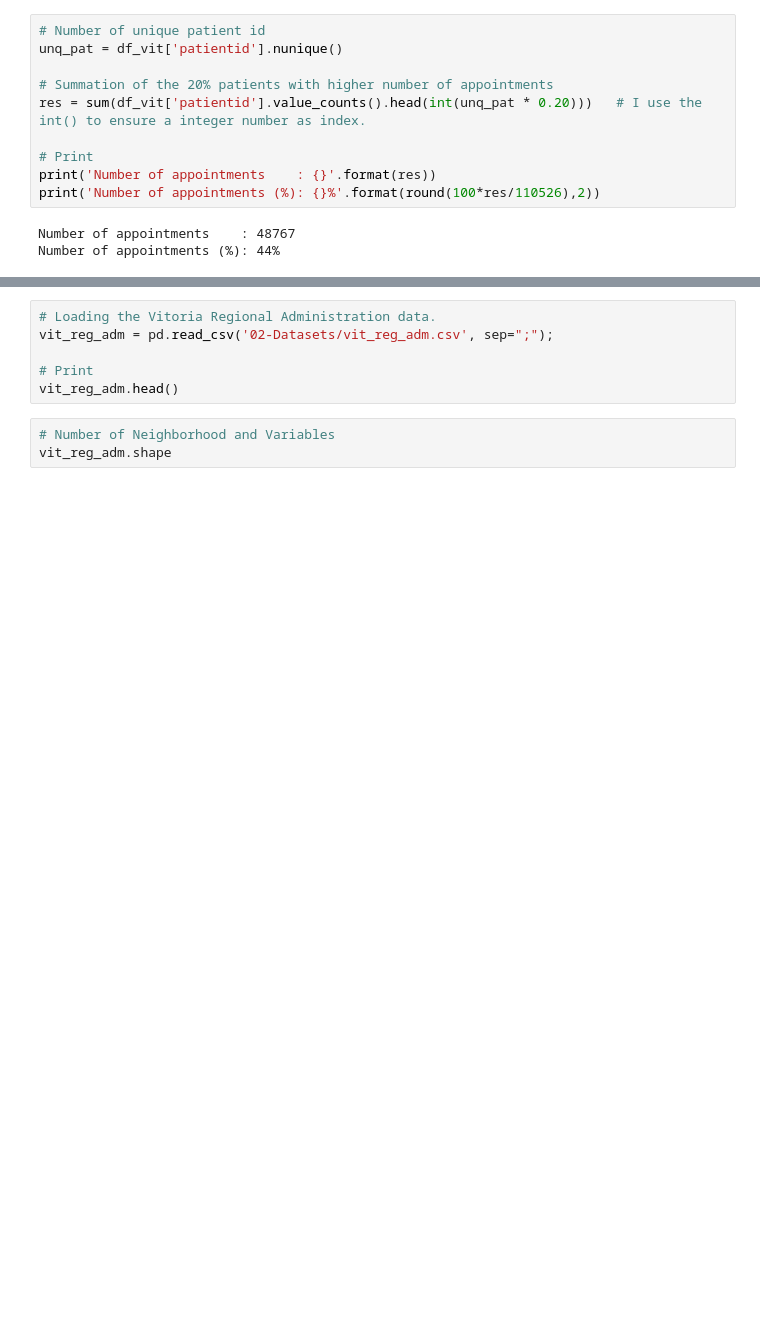
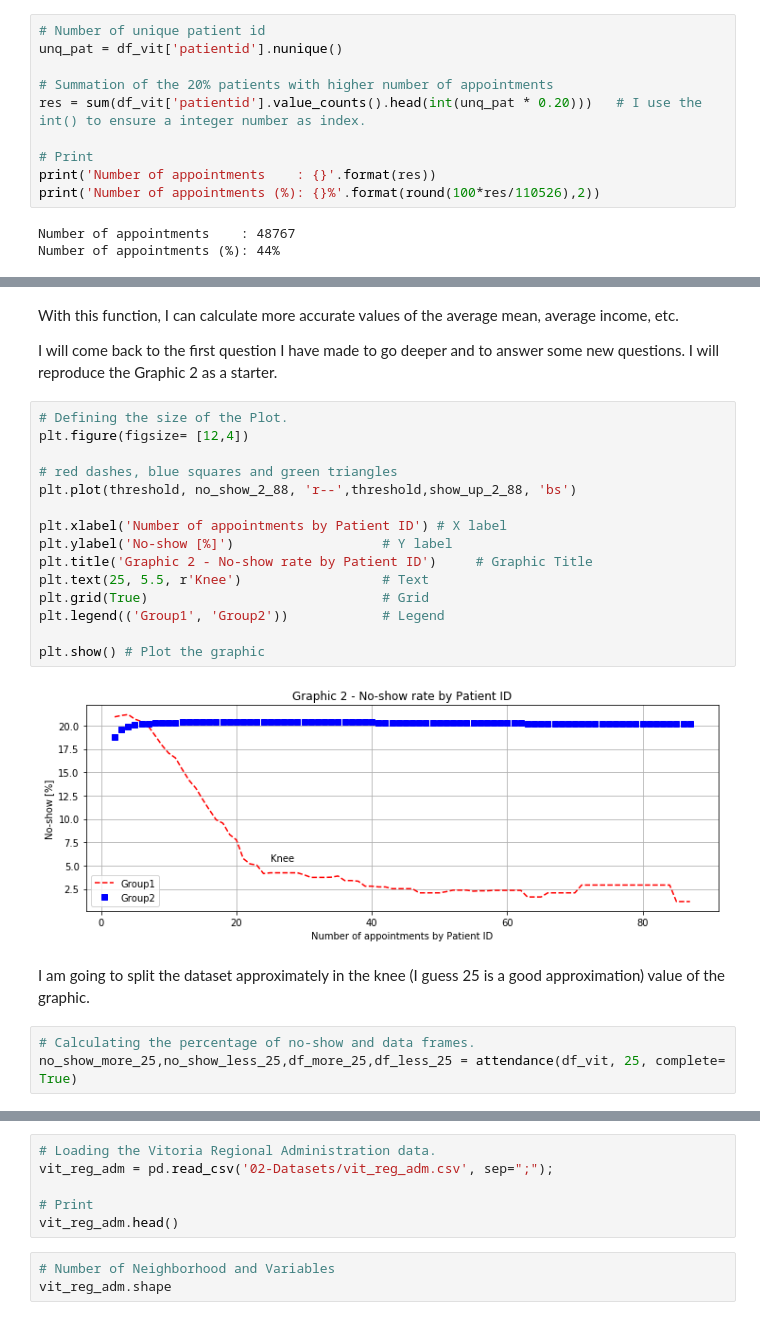
Before and after one commit to AndersonUyekita/ND110_data_science_foundations_01, a Jupyter notebook: 03-Part_03/01-Project/investigate-a-dataset-template.ipynb, the cells around one changed output, grey strips where cells are left out. Cells and saved outputs as stored; diff of their text form; blank space fills up the shorter version.

```diff
--- a/03-Part_03/01-Project/investigate-a-dataset-template.ipynb
+++ b/03-Part_03/01-Project/investigate-a-dataset-template.ipynb
@@ -778,0 +1132,26 @@ Keep in mind, in Brazil the "." is a separator of thousands, whereas "," a separ
+# %% [markdown]
+With this function, I can calculate more accurate values of the average mean, average income, etc.
+
+I will come back to the first question I have made to go deeper and to answer some new questions. I will reproduce the Graphic 2 as a starter.
+# %%
+# Defining the size of the Plot.
+plt.figure(figsize= [12,4])
+
+# red dashes, blue squares and green triangles
+plt.plot(threshold, no_show_2_88, 'r--',threshold,show_up_2_88, 'bs')
+
+plt.xlabel('Number of appointments by Patient ID') # X label
+plt.ylabel('No-show [%]')                   # Y label
+plt.title('Graphic 2 - No-show rate by Patient ID')     # Graphic Title
+plt.text(25, 5.5, r'Knee')                  # Text
+plt.grid(True)                              # Grid
+plt.legend(('Group1', 'Group2'))            # Legend
+
+plt.show() # Plot the graphic
+# %% [output]
+[figure, added]
+# %% [markdown]
+I am going to split the dataset approximately in the knee (I guess 25 is a good approximation) value of the graphic.
+# %%
+# Calculating the percentage of no-show and data frames.
+no_show_more_25,no_show_less_25,df_more_25,df_less_25 = attendance(df_vit, 25, complete= True)
```
Also changed, not shown: parts of 130 cells of this notebook, 2 other files.
